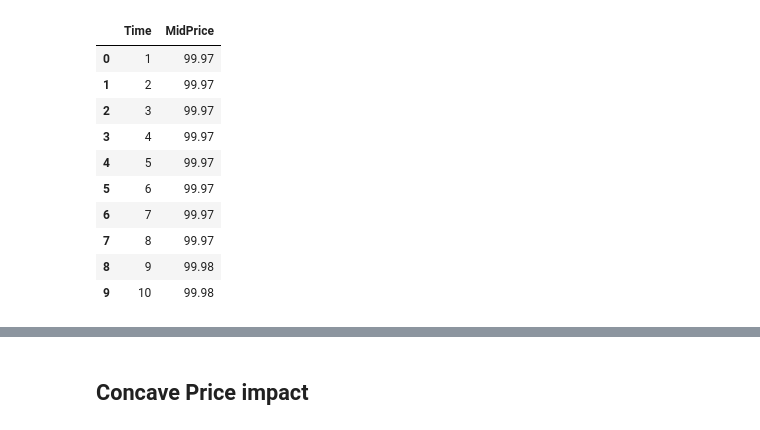
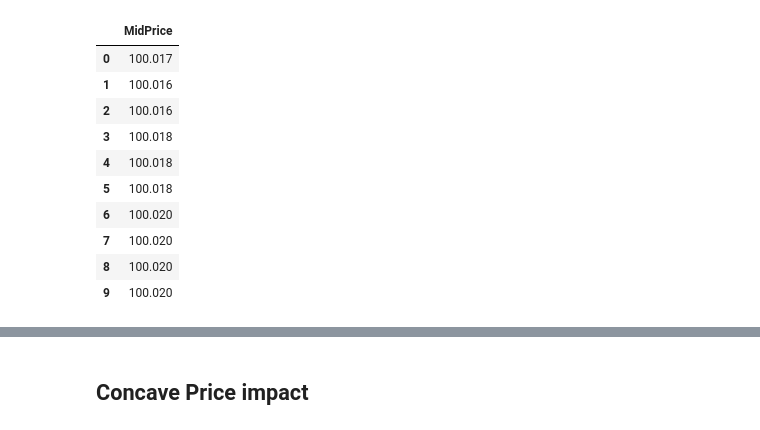
Before and after one commit to Rober-t/apxr, a Jupyter notebook: validate.ipynb, the cells around one changed output, grey strips where cells are left out. Saved outputs shown, nothing was run; the diff lists cells and outputs as text; code cells hidden in the pictures.

```diff
--- a/validate.ipynb
+++ b/validate.ipynb
@@ -43,14 +4,0 @@ tr.head(10)
-# %%
-mid_prices.head(10)
-# %% [output]
-|  | Time | MidPrice |
-| 0 | 1 | 99.97 |
-| 1 | 2 | 99.97 |
-| 2 | 3 | 99.97 |
-| 3 | 4 | 99.97 |
-| 4 | 5 | 99.97 |
-| 5 | 6 | 99.97 |
-| 6 | 7 | 99.97 |
-| 7 | 8 | 99.97 |
-| 8 | 9 | 99.98 |
-| 9 | 10 | 99.98 |
@@ -57,3 +13,27 @@ mid_prices.head(10)
+# %%
+from numpy import genfromtxt
+
+mid_price_data = genfromtxt(mid_price_files[0], delimiter=',')
+
+for f in mid_price_files[1:]:
+    mid_price_data += genfromtxt(f, delimiter=',')
+
+mid_price_data /= len(mid_price_files)
+
+mid_prices = pd.DataFrame(mid_price_data, columns=['MidPrice'])
+mid_prices.head(10)
+# %% [output]
+|  | MidPrice |
+| 0 | 100.017 |
+| 1 | 100.016 |
+| 2 | 100.016 |
+| 3 | 100.018 |
+| 4 | 100.018 |
+| 5 | 100.018 |
+| 6 | 100.020 |
+| 7 | 100.020 |
+| 8 | 100.020 |
+| 9 | 100.020 |
 # %%
 mid_prices["Returns"] = mid_prices["MidPrice"].pct_change(1)
 mid_prices.head(10)
```
Also changed, not shown: parts of 37 cells of this notebook, 3 other files.
